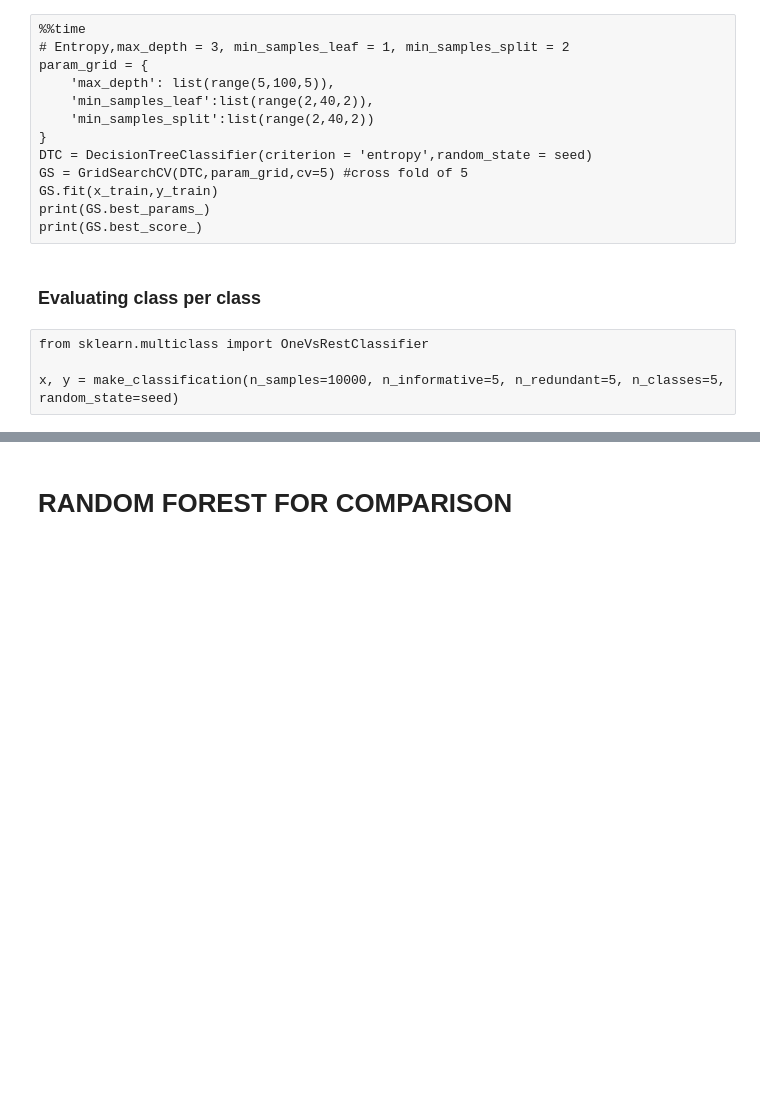
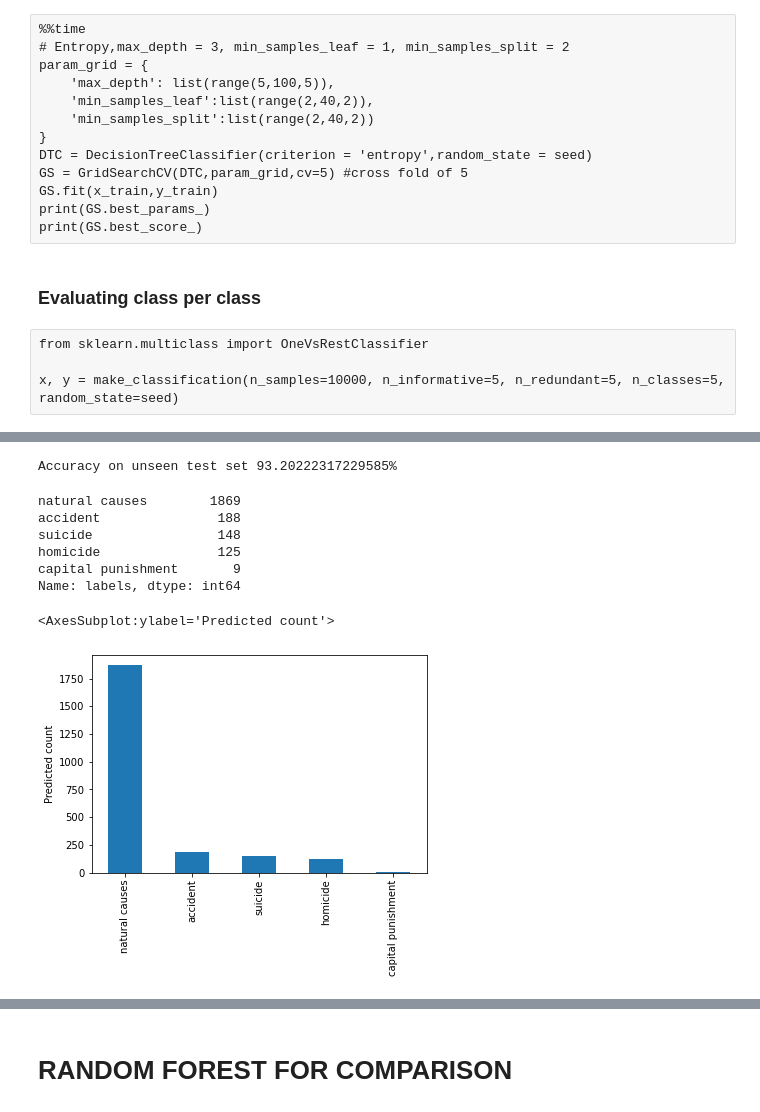
Before and after one commit to P3-CS760/How-will-you-die, a Jupyter notebook: Decision Tree (Manner of Death).ipynb, the cells around one changed output, grey strips where cells are left out. Drawn from its saved outputs; the diff is of its cells as text; code cells hidden in the pictures; blank space fills up the shorter version.

```diff
--- a/Decision Tree (Manner of Death).ipynb
+++ b/Decision Tree (Manner of Death).ipynb
@@ -459,0 +471,24 @@ plt.axis('off')
+# %%
+scre = DTClass.score(x_testing, y_testing)
+print(f'Accuracy on unseen test set {scre*100}%')
+# %% [output]
+Accuracy on unseen test set 93.20222317229585%
+# %%
+predict = DTClass.predict(x_testing)
+label= {0 : 'accident' , 1: 'capital punishment' , 2: 'homicide' , 3: 'natural causes' , 4: 'suicide'}
+predict_label = pd.DataFrame(predict,columns=['labels'])
+predict_label.labels = predict_label.labels.map(label)
+
+predict_label['labels'].value_counts()
+# %% [output]
+natural causes        1869
+accident               188
+suicide                148
+homicide               125
+capital punishment       9
+Name: labels, dtype: int64
+# %%
+predict_label['labels'].value_counts().plot( kind = 'bar', ylabel = 'Predicted count')
+# %% [output]
+<AxesSubplot:ylabel='Predicted count'>
+[figure, added]
```
Also changed, not shown: parts of 23 cells of this notebook.
